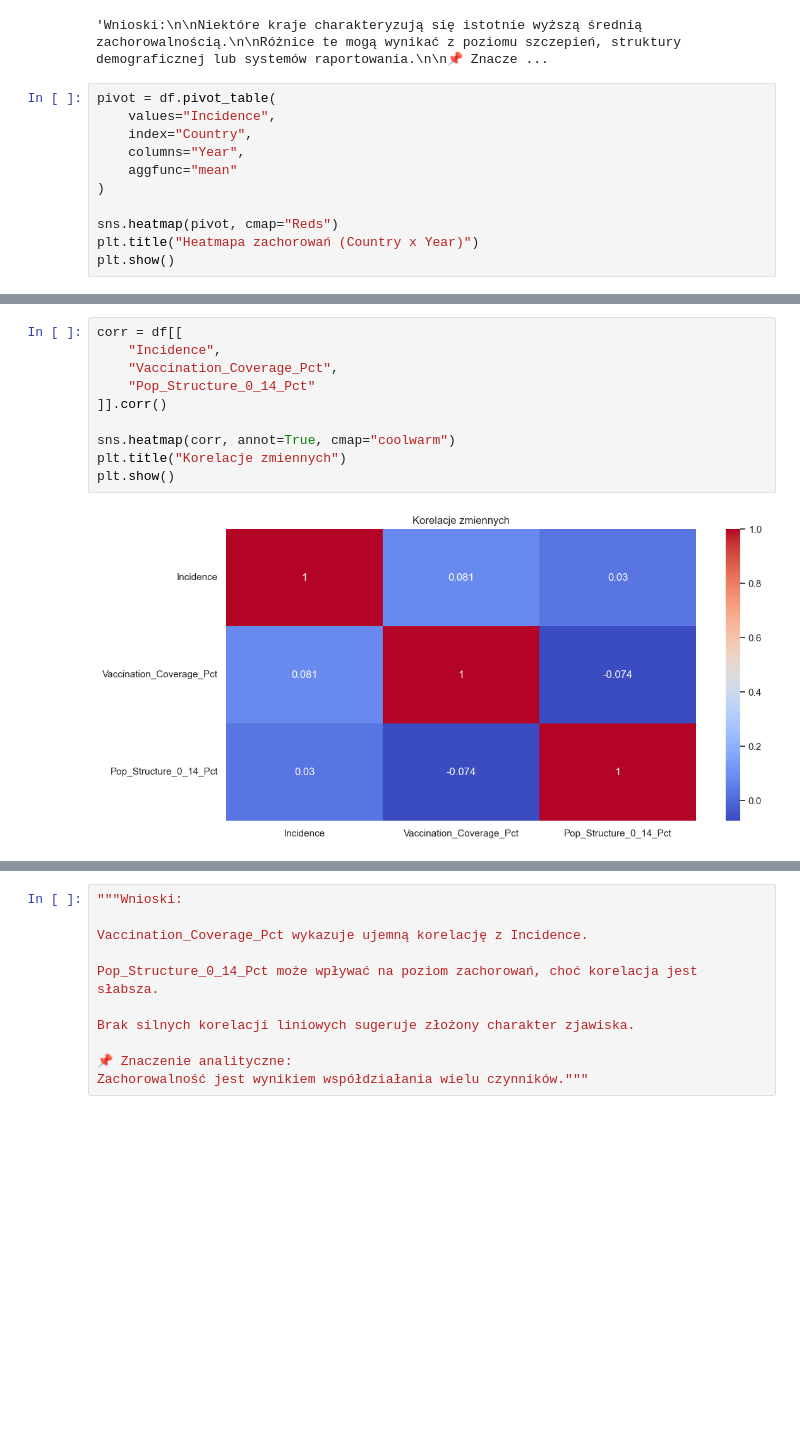
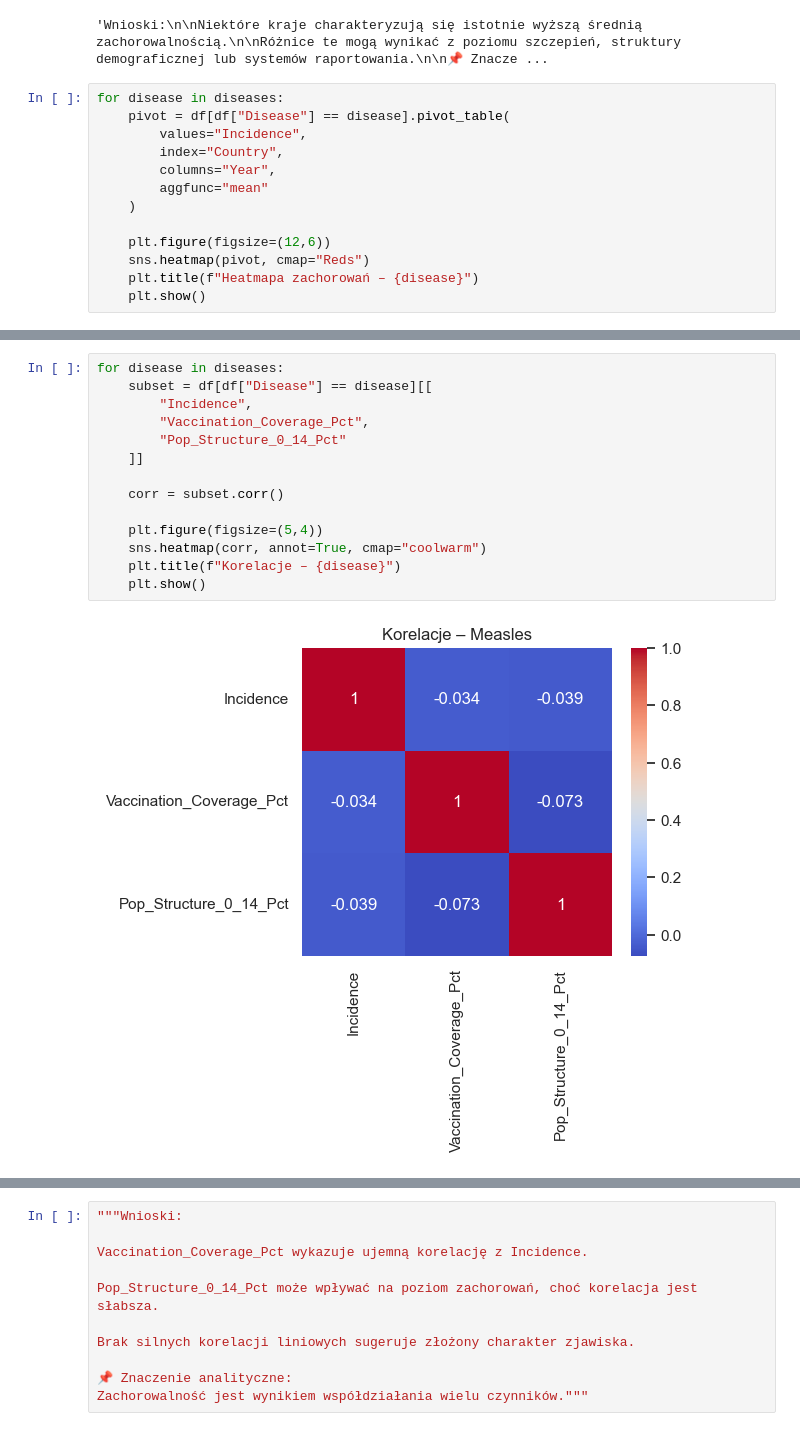
Before and after one commit to Baartek57548/ProjektChorobyZakazne, a Jupyter notebook: data_works/trends.ipynb, the cells around one changed output, grey strips where cells are left out. Drawn from its saved outputs; the diff is of its cells as text; blank space fills up the shorter version.

```diff
--- a/data_works/trends.ipynb
+++ b/data_works/trends.ipynb
@@ -177,14 +255,16 @@ Porównania między krajami pozwalają identyfikować obszary podwyższonego ryz
 # %% [output]
 'Wnioski:\n\nNiektóre kraje charakteryzują się istotnie wyższą średnią zachorowalnością.\n\nRóżnice te mogą wynikać z poziomu szczepień, struktury demograficznej lub systemów raportowania.\n\n📌 Znacze ...
 # %%
-pivot = df.pivot_table(
-    values="Incidence",
-    index="Country",
-    columns="Year",
-    aggfunc="mean"
-)
+for disease in diseases:
+    pivot = df[df["Disease"] == disease].pivot_table(
+        values="Incidence",
+        index="Country",
+        columns="Year",
+        aggfunc="mean"
+    )
 
-sns.heatmap(pivot, cmap="Reds")
-plt.title("Heatmapa zachorowań (Country x Year)")
-plt.show()
+    plt.figure(figsize=(12,6))
+    sns.heatmap(pivot, cmap="Reds")
+    plt.title(f"Heatmapa zachorowań – {disease}")
+    plt.show()
 # %% [output]
@@ -203,14 +287,18 @@ Zachorowalność ma charakter heterogeniczny geograficznie i czasowo."""
 # %% [output]
 'Wnioski:\n\nWyraźne różnice w intensywności zachorowań pomiędzy krajami.\n\nOkresowe „ogniska” wysokiej zachorowalności w wybranych latach.\n\nBrak jednolitego wzorca dla wszystkich krajów.\n\n📌 Znac ...
 # %%
-corr = df[[
-    "Incidence",
-    "Vaccination_Coverage_Pct",
-    "Pop_Structure_0_14_Pct"
-]].corr()
+for disease in diseases:
+    subset = df[df["Disease"] == disease][[
+        "Incidence",
+        "Vaccination_Coverage_Pct",
+        "Pop_Structure_0_14_Pct"
+    ]]
 
-sns.heatmap(corr, annot=True, cmap="coolwarm")
-plt.title("Korelacje zmiennych")
-plt.show()
+    corr = subset.corr()
+
+    plt.figure(figsize=(5,4))
+    sns.heatmap(corr, annot=True, cmap="coolwarm")
+    plt.title(f"Korelacje – {disease}")
+    plt.show()
 # %% [output]
-[figure, old version]
+[figure, new version]
```
Also changed, not shown: parts of 9 cells of this notebook, 2 other files.
